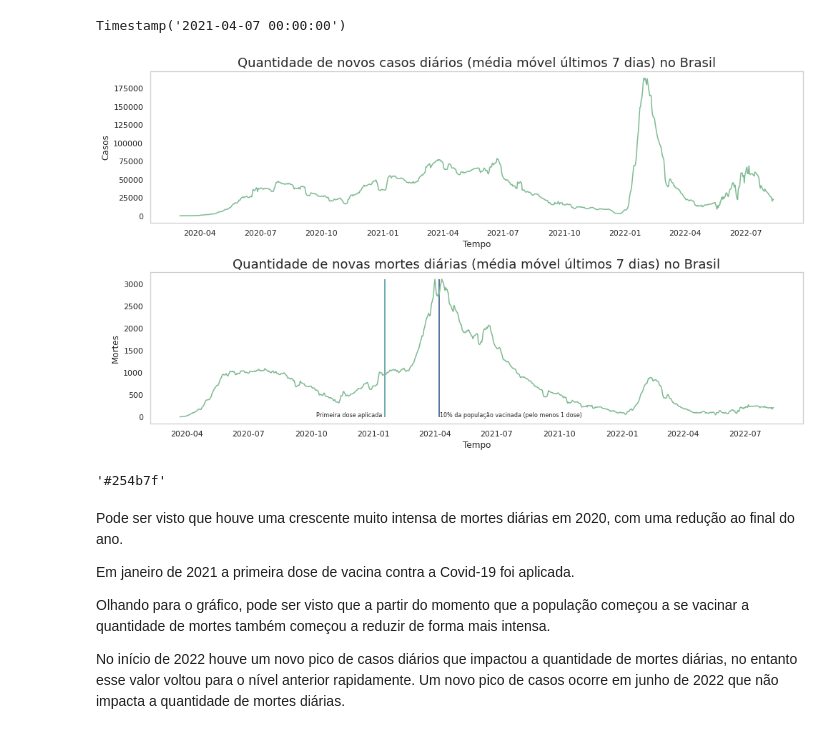
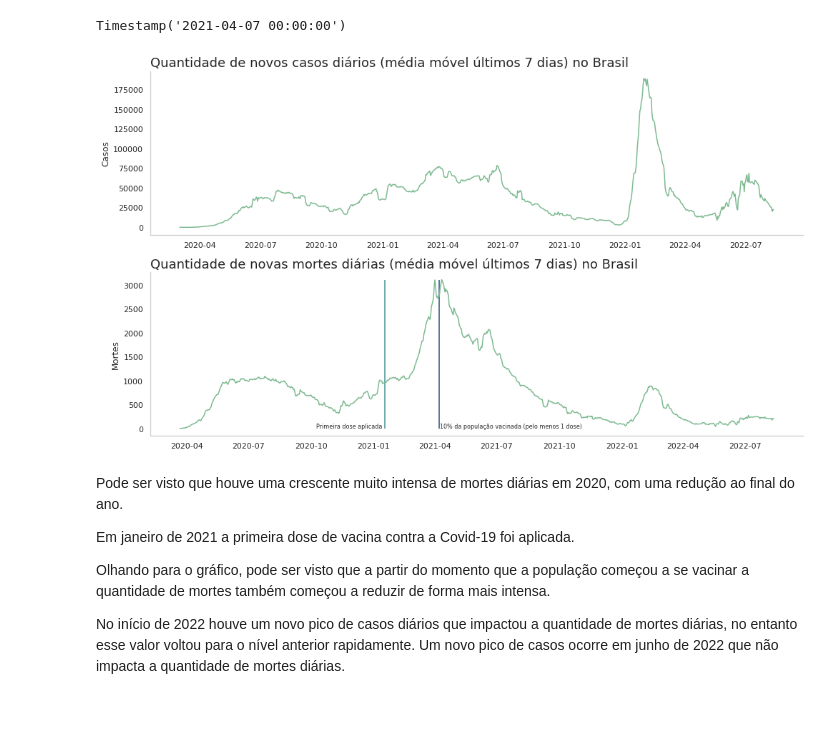
Before and after one commit to andre-almd/Panorama-do-COVID-19-no-Brasil, a Jupyter notebook: Panorama_do_COVID_19_no_Brasil.ipynb, the cells around one changed output. Drawn from its saved outputs; the diff is of its cells as text; code cells hidden in the pictures.

```diff
--- a/Panorama_do_COVID_19_no_Brasil.ipynb
+++ b/Panorama_do_COVID_19_no_Brasil.ipynb
@@ -766,35 +770,32 @@ Timestamp('2021-04-07 00:00:00')
 # %%
 fig, (ax0, ax1) = plt.subplots(nrows=2, ncols=1, figsize=(14,8))
 
 ax0 = sns.lineplot(data=df_brasil, x='date', y='new_cases_smoothed', ax=ax0)
-ax0.set_title('Quantidade de novos casos diários (média móvel últimos 7 dias) no Brasil', loc='center', fontsize=18)
-ax0.set_xlabel('Tempo')
+ax0.set_title('Quantidade de novos casos diários (média móvel últimos 7 dias) no Brasil', loc='left', fontsize=18)
+ax0.set_xlabel('Tempo').set_visible(False)
 ax0.set_ylabel('Casos')
-#ax0.ticklabel_format(axis='y', style='plain')
+ax0.spines['right'].set_visible(False)
+ax0.spines['top'].set_visible(False)
 ax0.grid(False)
 
 ax1 = sns.lineplot(data=df_brasil, x='date', y='new_deaths_smoothed', ax=ax1)
+
 ax1.vlines(primeira_vacina, ymin=df_brasil.new_deaths_smoothed.min(), ymax=df_brasil.new_deaths_smoothed.max(), color='#40908e')
-plt.vlines(percent_vacinados, ymin=df_brasil.new_deaths_smoothed.min(), ymax=df_brasil.new_deaths_smoothed.max(), color='#254b7f')
+ax1.vlines(percent_vacinados, ymin=df_brasil.new_deaths_smoothed.min(), ymax=df_brasil.new_deaths_smoothed.max(), color='#254b7f')
 
 ax1.text(primeira_vacina - pd.Timedelta(days=100), df_brasil.new_deaths_smoothed.min(), 'Primeira dose aplicada', fontsize=8)
 ax1.text(percent_vacinados + pd.Timedelta(days=1), df_brasil.new_deaths_smoothed.min(), f'{int(percent*100)}% da população vacinada (pelo menos 1 dose)', fontsize=8)
 
-ax1.set_title('Quantidade de novas mortes diárias (média móvel últimos 7 dias) no Brasil', loc='center', fontsize=18)
-ax1.set_xlabel('Tempo')
+ax1.set_title('Quantidade de novas mortes diárias (média móvel últimos 7 dias) no Brasil', loc='left', fontsize=18)
+ax1.set_xlabel('Tempo').set_visible(False)
 ax1.set_ylabel('Mortes')
-#ax1.ticklabel_format(axis='y', style='plain')
+ax1.spines['right'].set_visible(False)
+ax1.spines['top'].set_visible(False)
 ax1.grid(False)
 
 plt.tight_layout()
 # %% [output]
-[figure, old version]
+[figure, new version]
-# %%
-# Teste para capturar o hex da paleta de cores e jogar no gráfico acima
-pal = sns.color_palette('crest')
-pal.as_hex()[-1]
-# %% [output]
-'#254b7f'
 # %% [markdown]
 Pode ser visto que houve uma crescente muito intensa de mortes diárias em 2020, com uma redução ao final do ano.
 
```
Also changed, not shown: parts of 7 cells of this notebook.
